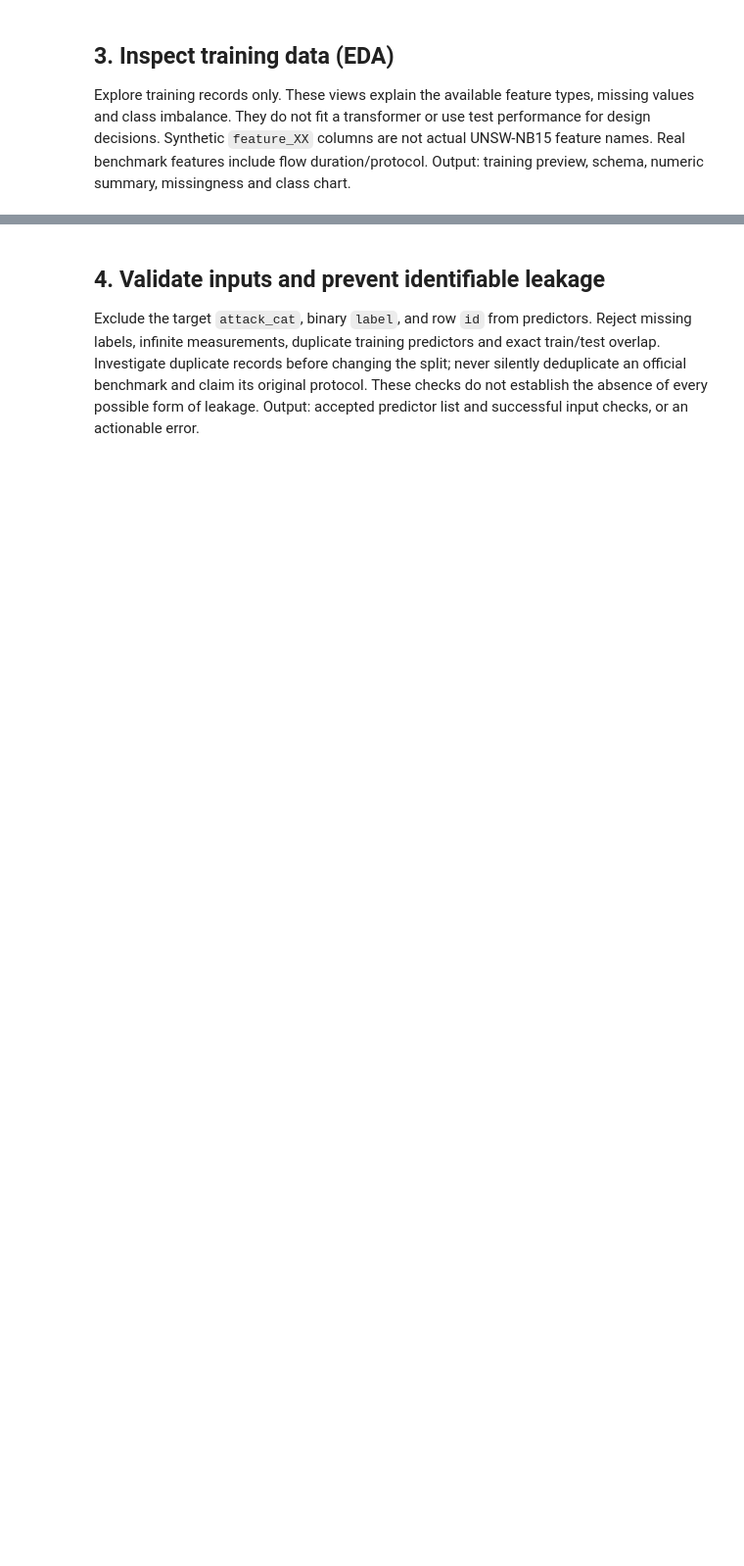
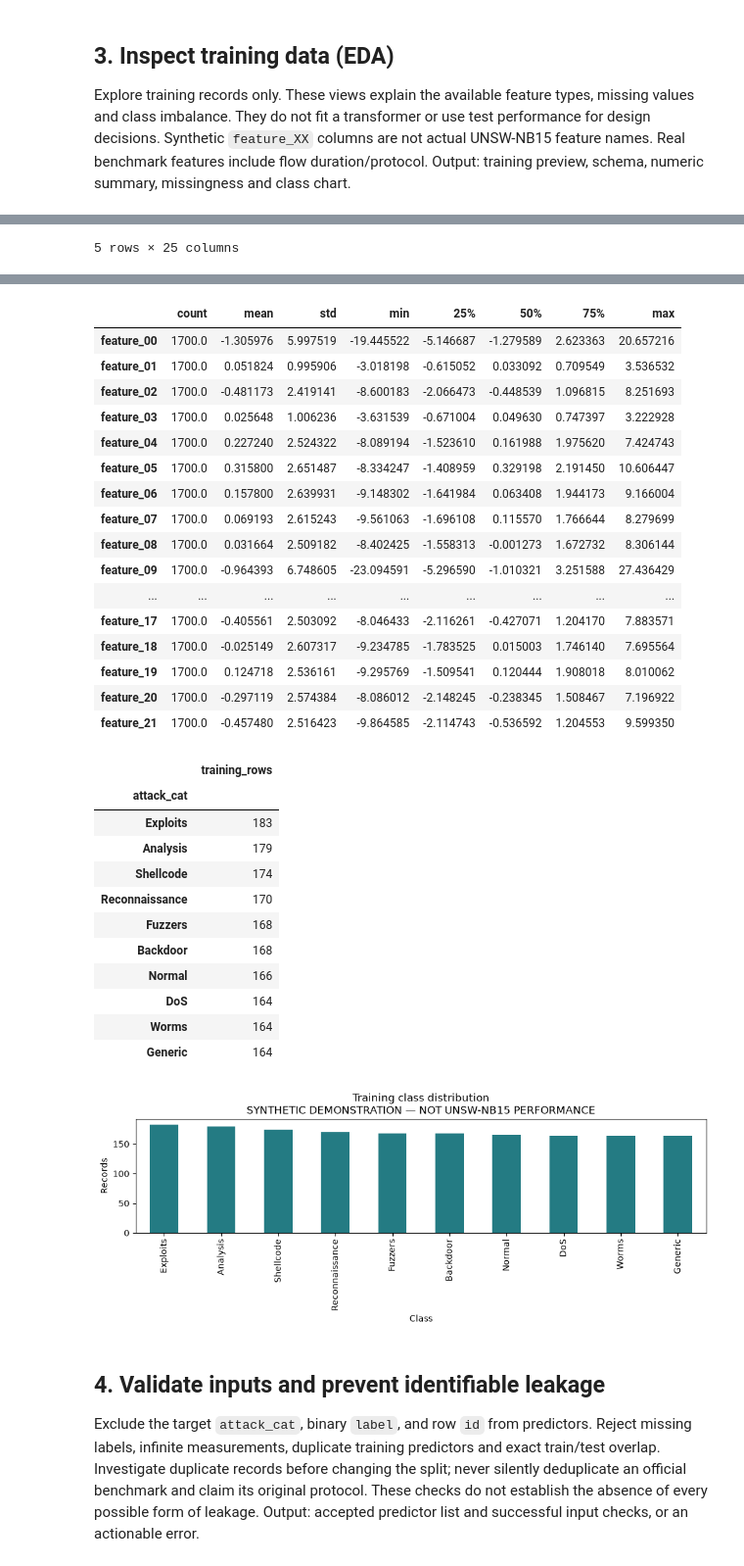
Before and after one commit to Rohan-Ktksu/axynetra, a Jupyter notebook: Axynetra_ML_Workflow.ipynb, the cells around one changed output, grey strips where cells are left out. Shown at 98% size. Drawn from its saved outputs; the diff is of its cells as text; code cells hidden in the pictures; blank space fills up the shorter version.

Commit message:
Make ML notebook self-contained with direct sklearn and Matplotlib code

```diff
--- a/Axynetra_ML_Workflow.ipynb
+++ b/Axynetra_ML_Workflow.ipynb
@@ -170,0 +122,18 @@ plt.close(fig)
+# %%
+display(train.head())
+schema = pd.DataFrame({'dtype': train.dtypes.astype(str), 'missing': train.isna().sum(),
+                       'unique': train.nunique(dropna=True)})
+display(schema)
+display(train.describe(include='number').T)
+if 'attack_cat' not in train:
+    raise ValueError('Training CSV must contain the attack_cat target column.')
+class_counts = train.attack_cat.value_counts(dropna=False)
+display(class_counts.rename('training_rows').to_frame())
+fig, ax = plt.subplots(figsize=(10, 4))
+class_counts.plot.bar(ax=ax, color='#247b83')
+ax.set(title=f'Training class distribution\n{RUN_LABEL}', ylabel='Records', xlabel='Class')
+fig.tight_layout()
+fig.savefig(OUT / 'training_class_distribution.png', dpi=150)
+display(fig)
+plt.close(fig)
+# %% [output]
@@ -170,0 +146 @@ plt.close(fig)
+5 rows × 25 columns
@@ -171,3 +164,33 @@ plt.close(fig)
+|  | count | mean | std | min | 25% | 50% | 75% | max |
+| feature_00 | 1700.0 | -1.305976 | 5.997519 | -19.445522 | -5.146687 | -1.279589 | 2.623363 | 20.657216 |
+| feature_01 | 1700.0 | 0.051824 | 0.995906 | -3.018198 | -0.615052 | 0.033092 | 0.709549 | 3.536532 |
+| feature_02 | 1700.0 | -0.481173 | 2.419141 | -8.600183 | -2.066473 | -0.448539 | 1.096815 | 8.251693 |
+| feature_03 | 1700.0 | 0.025648 | 1.006236 | -3.631539 | -0.671004 | 0.049630 | 0.747397 | 3.222928 |
+| feature_04 | 1700.0 | 0.227240 | 2.524322 | -8.089194 | -1.523610 | 0.161988 | 1.975620 | 7.424743 |
+| feature_05 | 1700.0 | 0.315800 | 2.651487 | -8.334247 | -1.408959 | 0.329198 | 2.191450 | 10.606447 |
+| feature_06 | 1700.0 | 0.157800 | 2.639931 | -9.148302 | -1.641984 | 0.063408 | 1.944173 | 9.166004 |
+| feature_07 | 1700.0 | 0.069193 | 2.615243 | -9.561063 | -1.696108 | 0.115570 | 1.766644 | 8.279699 |
+| feature_08 | 1700.0 | 0.031664 | 2.509182 | -8.402425 | -1.558313 | -0.001273 | 1.672732 | 8.306144 |
+| feature_09 | 1700.0 | -0.964393 | 6.748605 | -23.094591 | -5.296590 | -1.010321 | 3.251588 | 27.436429 |
+| ... | ... | ... | ... | ... | ... | ... | ... | ... |
+| feature_17 | 1700.0 | -0.405561 | 2.503092 | -8.046433 | -2.116261 | -0.427071 | 1.204170 | 7.883571 |
+| feature_18 | 1700.0 | -0.025149 | 2.607317 | -9.234785 | -1.783525 | 0.015003 | 1.746140 | 7.695564 |
+| feature_19 | 1700.0 | 0.124718 | 2.536161 | -9.295769 | -1.509541 | 0.120444 | 1.908018 | 8.010062 |
+| feature_20 | 1700.0 | -0.297119 | 2.574384 | -8.086012 | -2.148245 | -0.238345 | 1.508467 | 7.196922 |
+| feature_21 | 1700.0 | -0.457480 | 2.516423 | -9.864585 | -2.114743 | -0.536592 | 1.204553 | 9.599350 |
+|  | training_rows |
+| attack_cat |  |
+| Exploits | 183 |
+| Analysis | 179 |
+| Shellcode | 174 |
+| Reconnaissance | 170 |
+| Fuzzers | 168 |
+| Backdoor | 168 |
+| Normal | 166 |
+| DoS | 164 |
+| Worms | 164 |
+| Generic | 164 |
+[figure, added]
 # %% [markdown]
 ## 4. Validate inputs and prevent identifiable leakage
 Exclude the target `attack_cat`, binary `label`, and row `id` from predictors.
```
Also changed, not shown: parts of 27 cells of this notebook, 6 other files.
